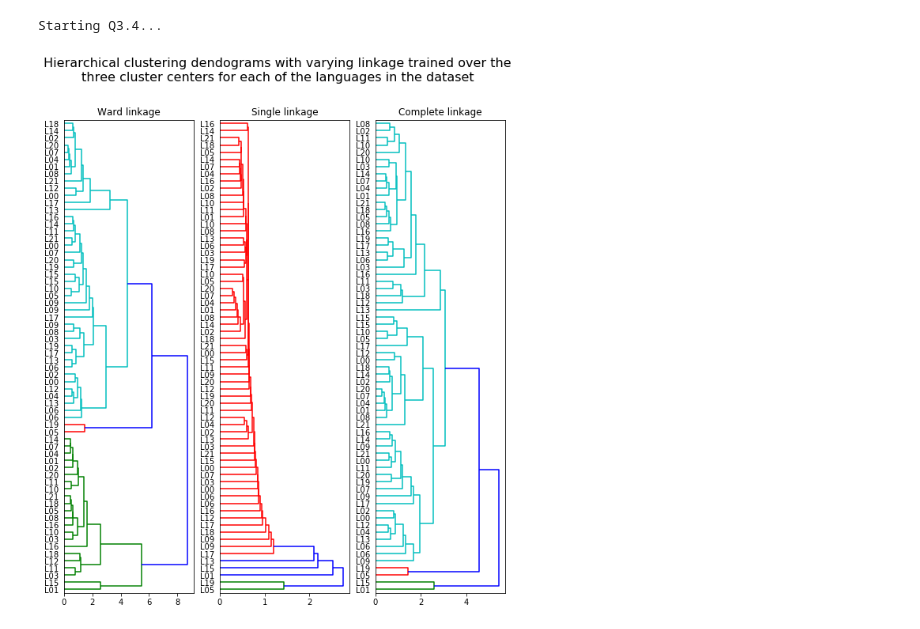
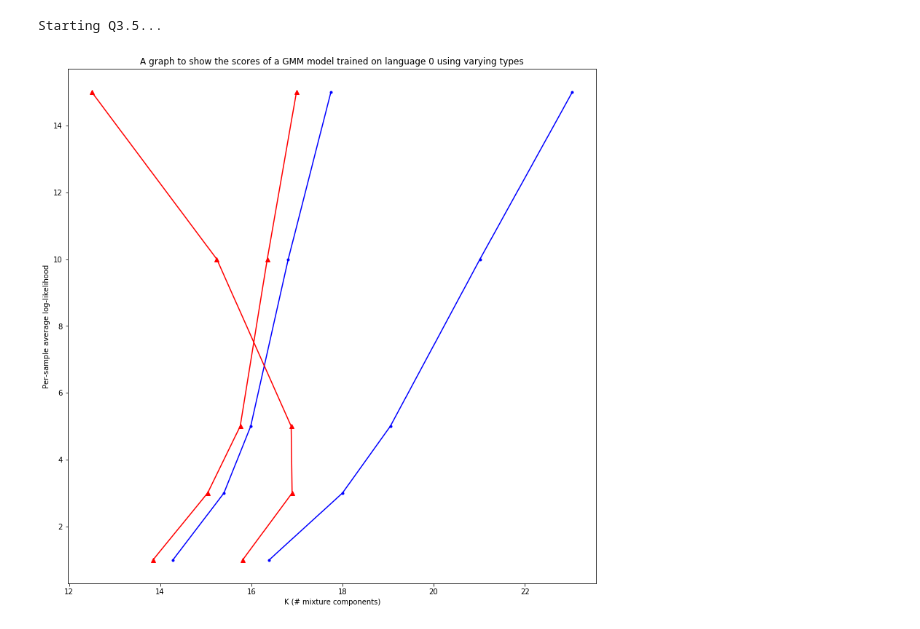
Before and after one commit to hwixley/IAML-cwk2, a Jupyter notebook: INFR10069-2020-CW2/templates/iaml01cw2_q3.ipynb, the cells around one changed output. Saved outputs shown, nothing was run; the diff lists cells and outputs as text; code cells hidden in the pictures.

```diff
--- a/INFR10069-2020-CW2/templates/iaml01cw2_q3.ipynb
+++ b/INFR10069-2020-CW2/templates/iaml01cw2_q3.ipynb
@@ -277,7 +277,7 @@ def iaml01cw2_q3_5():
     covTypes = ["diag","full"]
 
     #Define numpy matrix to store log-likelihood scores
-    avgLLH = np.empty((2,5))
+    avgLLH = np.empty((4,5))
 
     #Iterate through all possible covariance matrix types
     for c in range(2):
@@ -291,13 +291,24 @@ def iaml01cw2_q3_5():
             gmm = GaussianMixture(n_components=K, covariance_type=c_type).fit(Xtrn_l0)
 
             #Calculate the avg LLH on the training data
+            avgLLH[c*2,mc] = gmm.score(Xtrn_l0)
 
             #Calculate the avg LLH on the testing data
+            avgLLH[c*2+1,mc] = gmm.score(Xtst_l0)
+
+    plt.plot(avgLLH[0,:],k,c="blue",label = "Train score for 'diagonal covariance'",marker=".")
+    plt.plot(avgLLH[1,:],k,c="red",label = "Test score for 'diagonal covariance'",marker="^")
+    plt.plot(avgLLH[2,:],k,c="blue",label = "Train score for 'full covariance'",marker=".")
+    plt.plot(avgLLH[3,:],k,c="red",label = "Test score for 'full covariance'",marker="^")
+
+    plt.xlabel("K (# mixture components)")
+    plt.ylabel("Per-sample average log-likelihood")
+    plt.title("A graph to show the scores of a GMM model trained on language 0 using varying types")
 
 #
 # iaml01cw2_q3_5()   # comment this out when you run the function
-# %%
-iaml01cw2_q3_4()
-# %% [output]
-Starting Q3.4...
-[figure, removed]
+# %%
+iaml01cw2_q3_5()
+# %% [output]
+Starting Q3.5...
+[figure, added]
```
